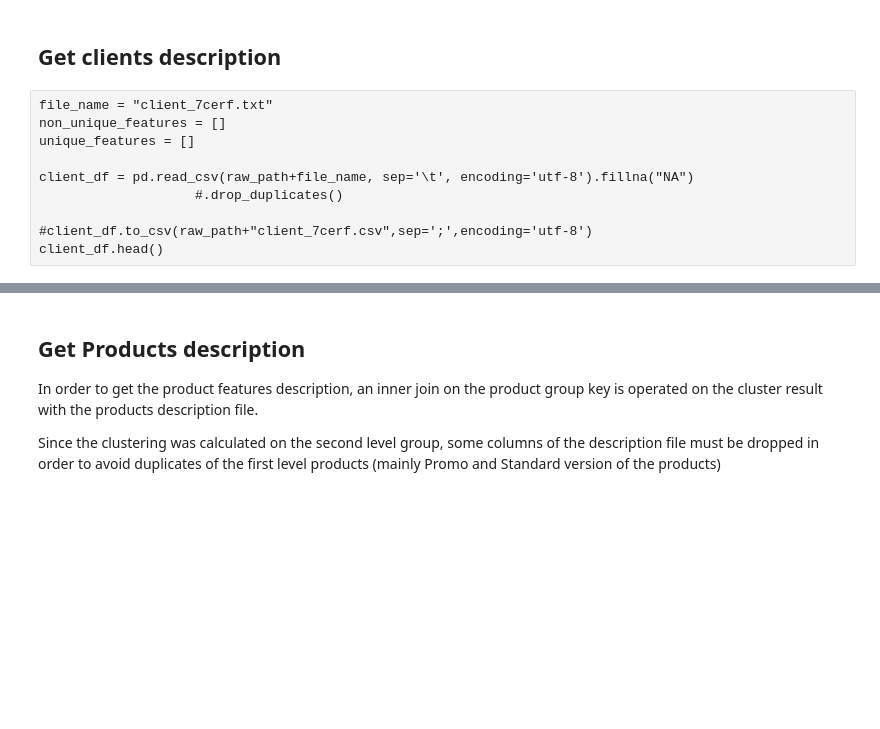
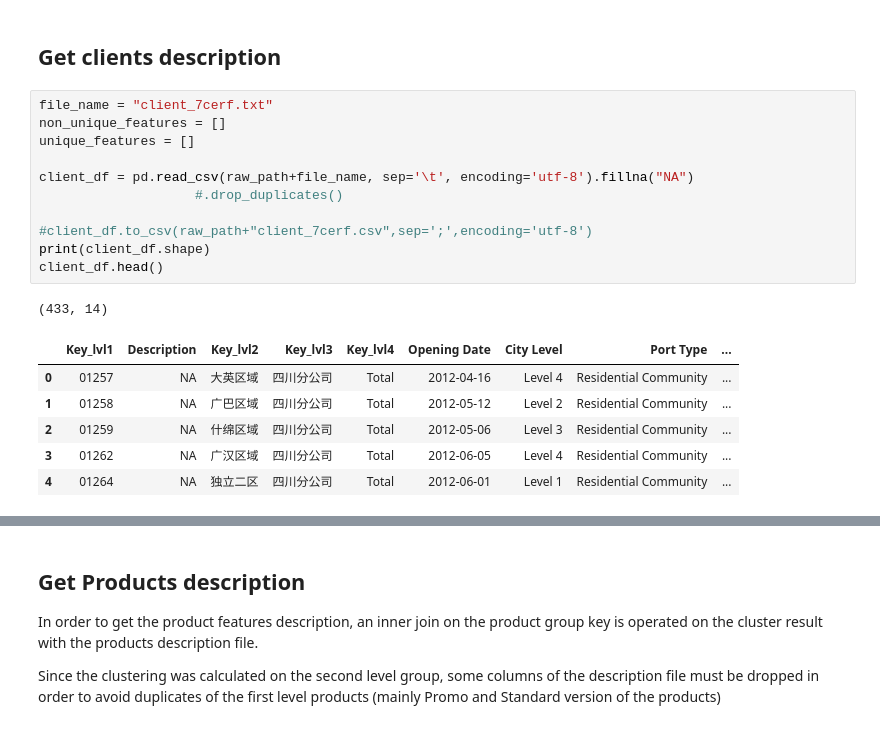
Before and after one commit to imad24/pc_clustering, a Jupyter notebook: notebooks/Cerf7/0.4-imad-cluster-analysis.ipynb, the cells around one changed output, grey strips where cells are left out. Cells and saved outputs as stored; diff of their text form; blank space fills up the shorter version.

```diff
--- a/notebooks/Cerf7/0.4-imad-cluster-analysis.ipynb
+++ b/notebooks/Cerf7/0.4-imad-cluster-analysis.ipynb
@@ -952,13 +913,22 @@ print("Best estimator found by grid search:")
 print(clf.best_estimator_)
 # %% [markdown]
 ## Get clients description
-# %% [raw]
-file_name = "client_7cerf.txt"
-non_unique_features = []
-unique_features = []
-
-client_df = pd.read_csv(raw_path+file_name, sep='\t', encoding='utf-8').fillna("NA")
-                    #.drop_duplicates()
-
-#client_df.to_csv(raw_path+"client_7cerf.csv",sep=';',encoding='utf-8')
-client_df.head()
+# %%
+file_name = "client_7cerf.txt"
+non_unique_features = []
+unique_features = []
+
+client_df = pd.read_csv(raw_path+file_name, sep='\t', encoding='utf-8').fillna("NA")
+                    #.drop_duplicates()
+
+#client_df.to_csv(raw_path+"client_7cerf.csv",sep=';',encoding='utf-8')
+print(client_df.shape)
+client_df.head()
+# %% [output]
+(433, 14)
+|  | Key_lvl1 | Description | Key_lvl2 | Key_lvl3 | Key_lvl4 | Opening Date | City Level | Port Type | ... |
+| 0 | 01257 | NA | 大英区域 | 四川分公司 | Total | 2012-04-16 | Level 4 | Residential Community | ... |
+| 1 | 01258 | NA | 广巴区域 | 四川分公司 | Total | 2012-05-12 | Level 2 | Residential Community | ... |
+| 2 | 01259 | NA | 什绵区域 | 四川分公司 | Total | 2012-05-06 | Level 3 | Residential Community | ... |
+| 3 | 01262 | NA | 广汉区域 | 四川分公司 | Total | 2012-06-05 | Level 4 | Residential Community | ... |
+| 4 | 01264 | NA | 独立二区 | 四川分公司 | Total | 2012-06-01 | Level 1 | Residential Community | ... |
```
Also changed, not shown: parts of 87 cells of this notebook, 55 other files.
